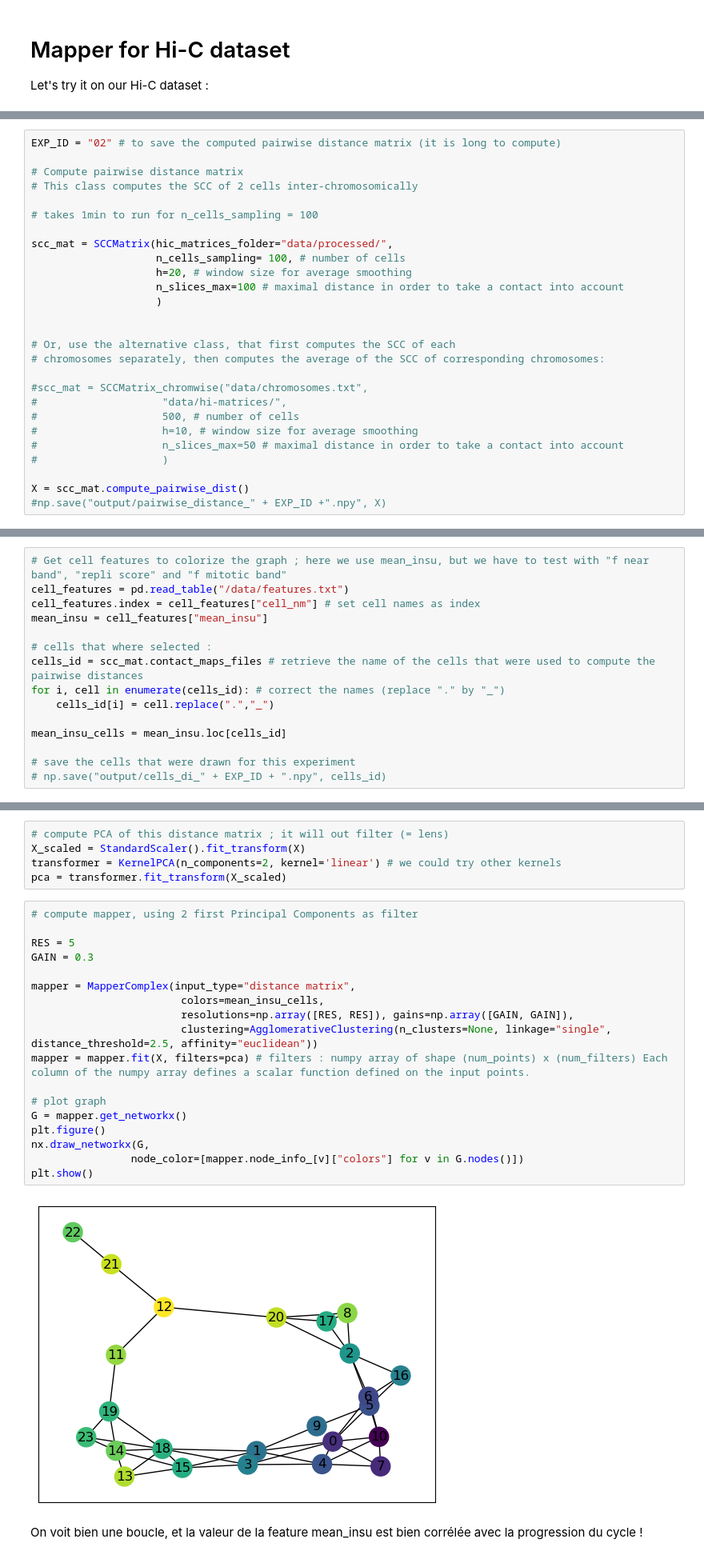
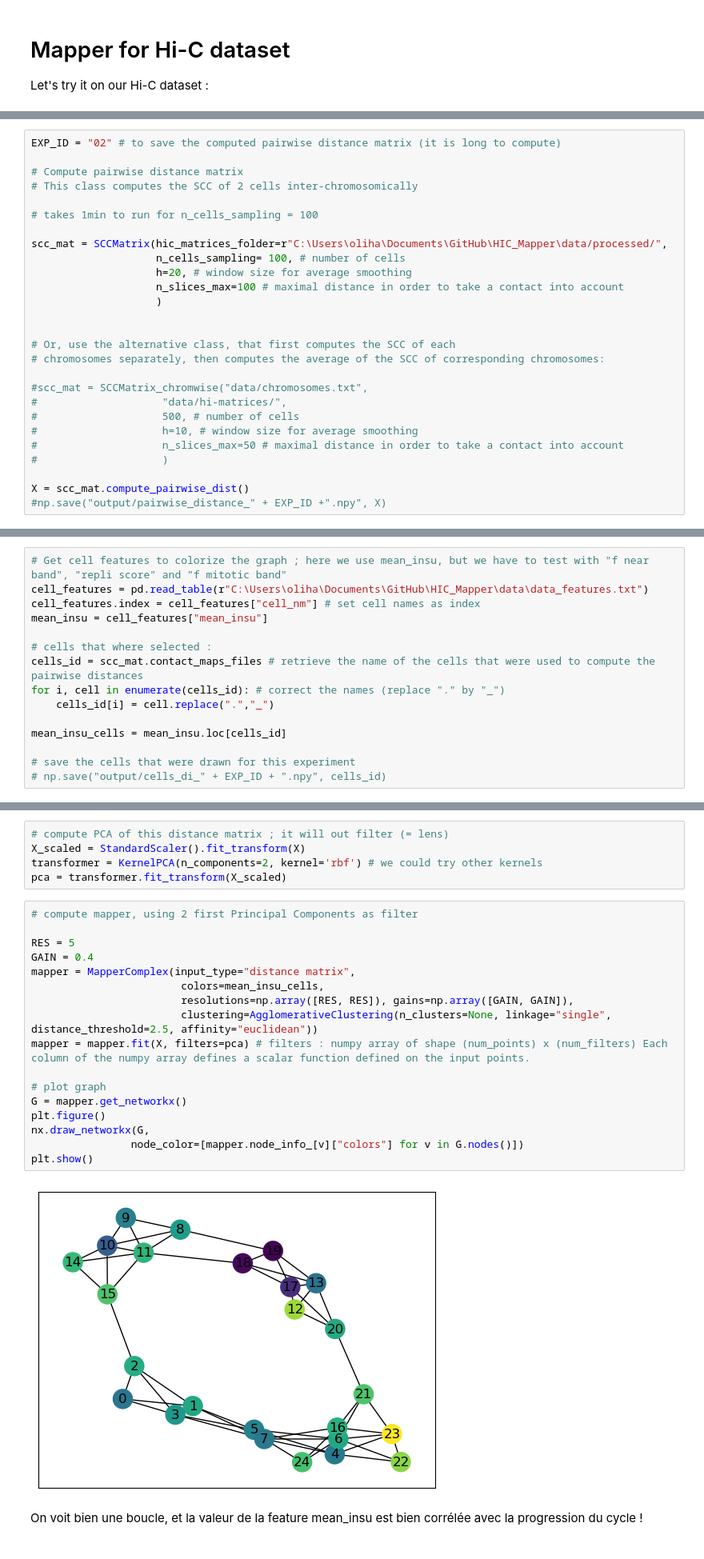
Before and after one commit to AliciaRakotonirainy/HIC_Mapper, a Jupyter notebook: src/mapper_illustration.ipynb, the cells around one changed output, grey strips where cells are left out. Shown at 80% size. Drawn from its saved outputs; the diff is of its cells as text.

```diff
--- a/src/mapper_illustration.ipynb
+++ b/src/mapper_illustration.ipynb
@@ -91,7 +94,7 @@ EXP_ID = "02" # to save the computed pairwise distance matrix (it is long to com
 
 # takes 1min to run for n_cells_sampling = 100
 
-scc_mat = SCCMatrix(hic_matrices_folder="data/processed/",
+scc_mat = SCCMatrix(hic_matrices_folder=r"C:\Users\oliha\Documents\GitHub\HIC_Mapper\data/processed/",
                     n_cells_sampling= 100, # number of cells
                     h=20, # window size for average smoothing
                     n_slices_max=100 # maximal distance in order to take a contact into account
@@ -120,6 +123,6 @@ plt.show()
 # %%
 # Get cell features to colorize the graph ; here we use mean_insu, but we have to test with "f near band", "repli score" and "f mitotic band"
-cell_features = pd.read_table("/data/features.txt")
+cell_features = pd.read_table(r"C:\Users\oliha\Documents\GitHub\HIC_Mapper\data\data_features.txt")
 cell_features.index = cell_features["cell_nm"] # set cell names as index
 mean_insu = cell_features["mean_insu"]
 
@@ -137,27 +138,26 @@ FileNotFoundError: [Errno 2] No such file or directory: '/data/features.txt'
 # %%
 # compute PCA of this distance matrix ; it will out filter (= lens)
 X_scaled = StandardScaler().fit_transform(X)
-transformer = KernelPCA(n_components=2, kernel='linear') # we could try other kernels
+transformer = KernelPCA(n_components=2, kernel='rbf') # we could try other kernels
 pca = transformer.fit_transform(X_scaled)
 # %%
 # compute mapper, using 2 first Principal Components as filter
 
 RES = 5
-GAIN = 0.3
-
+GAIN = 0.4
 mapper = MapperComplex(input_type="distance matrix",
                         colors=mean_insu_cells,
                         resolutions=np.array([RES, RES]), gains=np.array([GAIN, GAIN]),
                         clustering=AgglomerativeClustering(n_clusters=None, linkage="single", distance_threshold=2.5, affinity="euclidean"))
 mapper = mapper.fit(X, filters=pca) # filters : numpy array of shape (num_points) x (num_filters) Each column of the numpy array defines a scalar function defined on the input points.
 
 # plot graph
 G = mapper.get_networkx()
 plt.figure()
 nx.draw_networkx(G,
                 node_color=[mapper.node_info_[v]["colors"] for v in G.nodes()])
 plt.show()
 # %% [output]
-[figure, old version]
+[figure, new version]
 # %% [markdown]
 On voit bien une boucle, et la valeur de la feature mean_insu est bien corrélée avec la progression du cycle !
```
Also changed, not shown: parts of 19 cells of this notebook.
